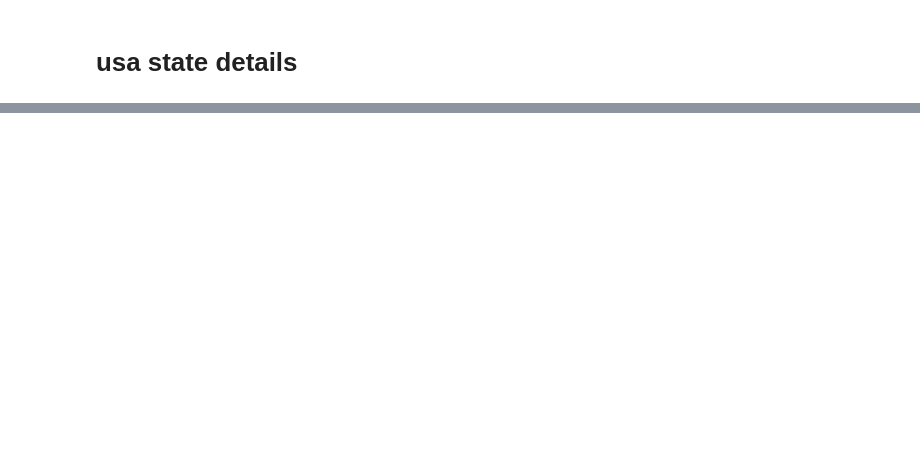
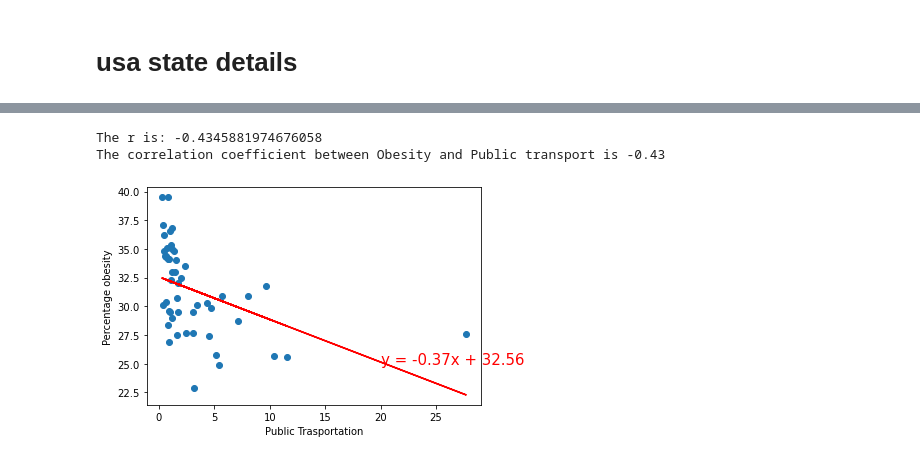
Before and after one commit to rajeshnair1984/Project_Obesity, a Jupyter notebook: TransportPy.ipynb, the cells around one changed output, grey strips where cells are left out. Saved outputs shown, nothing was run; the diff lists cells and outputs as text; code cells hidden in the pictures; blank space fills up the shorter version.

```diff
--- a/TransportPy.ipynb
+++ b/TransportPy.ipynb
@@ -35,0 +115,32 @@ df5
+# %%
+# Scatter Plot
+x_values = clean_obesity_df["Public transportation"].str[:-1].astype(float)
+y_values = clean_obesity_df["Percentage Obesity"]
+plt.scatter(x_values,y_values)
+plt.xlabel('Public Trasportation')
+plt.ylabel('Percentage obesity')
+
+(slope, intercept, rvalue, pvalue, stderr) = linregress(x_values, y_values)
+
+# Calculate regression value
+regress_values = x_values * slope + intercept
+
+# Calculating Line equation
+line_eq = "y = " + str(round(slope,2)) + "x + " + str(round(intercept,2))
+
+
+
+# plotting regression line on scatter plot
+plt.plot(x_values,regress_values,"r-")
+plt.annotate(line_eq,(20,25),fontsize=15,color="red")
+
+
+
+print(f"The r is: {rvalue}")
+print(f"The correlation coefficient between Obesity and Public transport is {round(st.pearsonr(x_values,y_values)[0],2)}")
+plt.savefig("project_image/publictransportVSobesity_line.png")
+plt.show()
+# %% [output]
+The r is: -0.4345881974676058
+The correlation coefficient between Obesity and Public transport is -0.43
+[figure, added]
```
Also changed, not shown: parts of 10 cells of this notebook.
